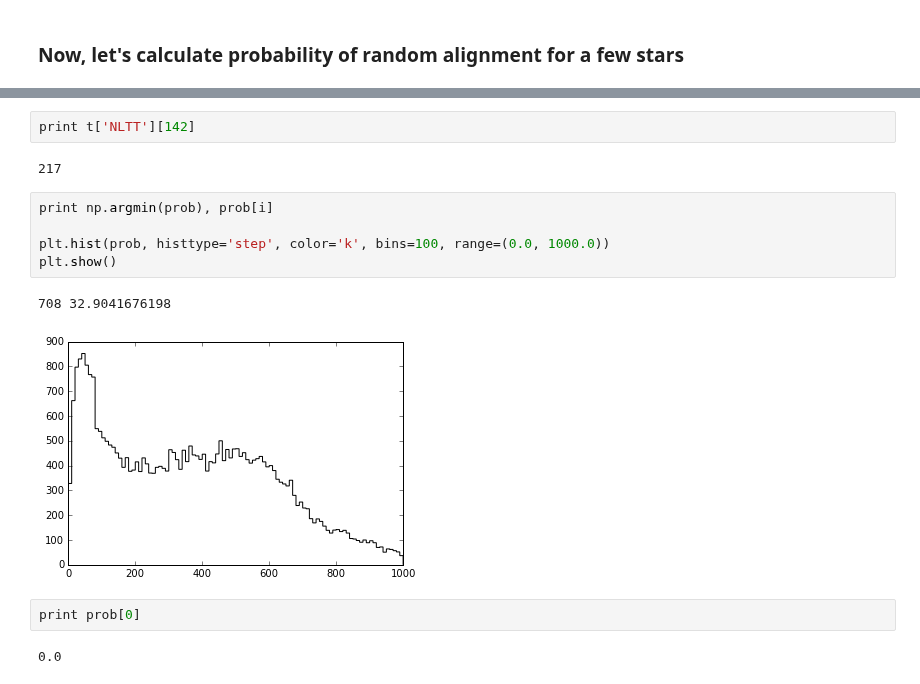
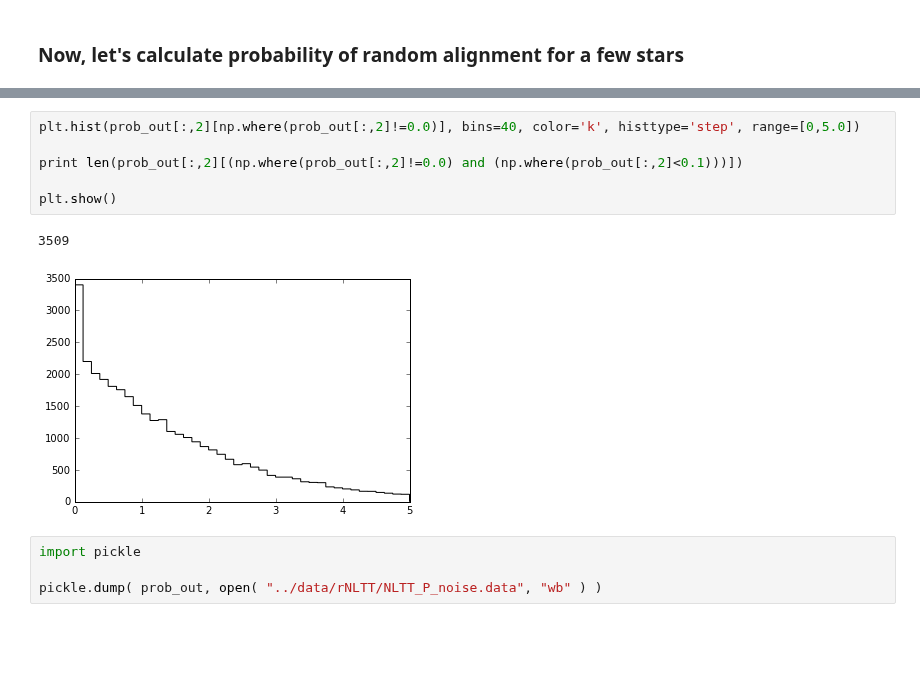
Before and after one commit to astroJeff/gaia_binaries, a Jupyter notebook: notebooks/NLTT.ipynb, the cells around one changed output, grey strips where cells are left out. Drawn from its saved outputs; the diff is of its cells as text; blank space fills up the shorter version.

Commit message:
Ran P_noise in NLTT notebook, pickled result

```diff
--- a/notebooks/NLTT.ipynb
+++ b/notebooks/NLTT.ipynb
@@ -533,16 +523,13 @@ for i in np.arange(200):
-# %%
-print t['NLTT'][142]
-# %% [output]
-217
-# %%
-print np.argmin(prob), prob[i]
-
-plt.hist(prob, histtype='step', color='k', bins=100, range=(0.0, 1000.0))
-plt.show()
-# %% [output]
-708 32.9041676198
-[figure, removed]
-# %%
-print prob[0]
-# %% [output]
-0.0
+# %%
+plt.hist(prob_out[:,2][np.where(prob_out[:,2]!=0.0)], bins=40, color='k', histtype='step', range=[0,5.0])
+
+print len(prob_out[:,2][(np.where(prob_out[:,2]!=0.0) and (np.where(prob_out[:,2]<0.1)))])
+
+plt.show()
+# %% [output]
+3509
+[figure, added]
+# %%
+import pickle
+
+pickle.dump( prob_out, open( "../data/rNLTT/NLTT_P_noise.data", "wb" ) )
```
Also changed, not shown: parts of 3 cells of this notebook, 1 other file.
